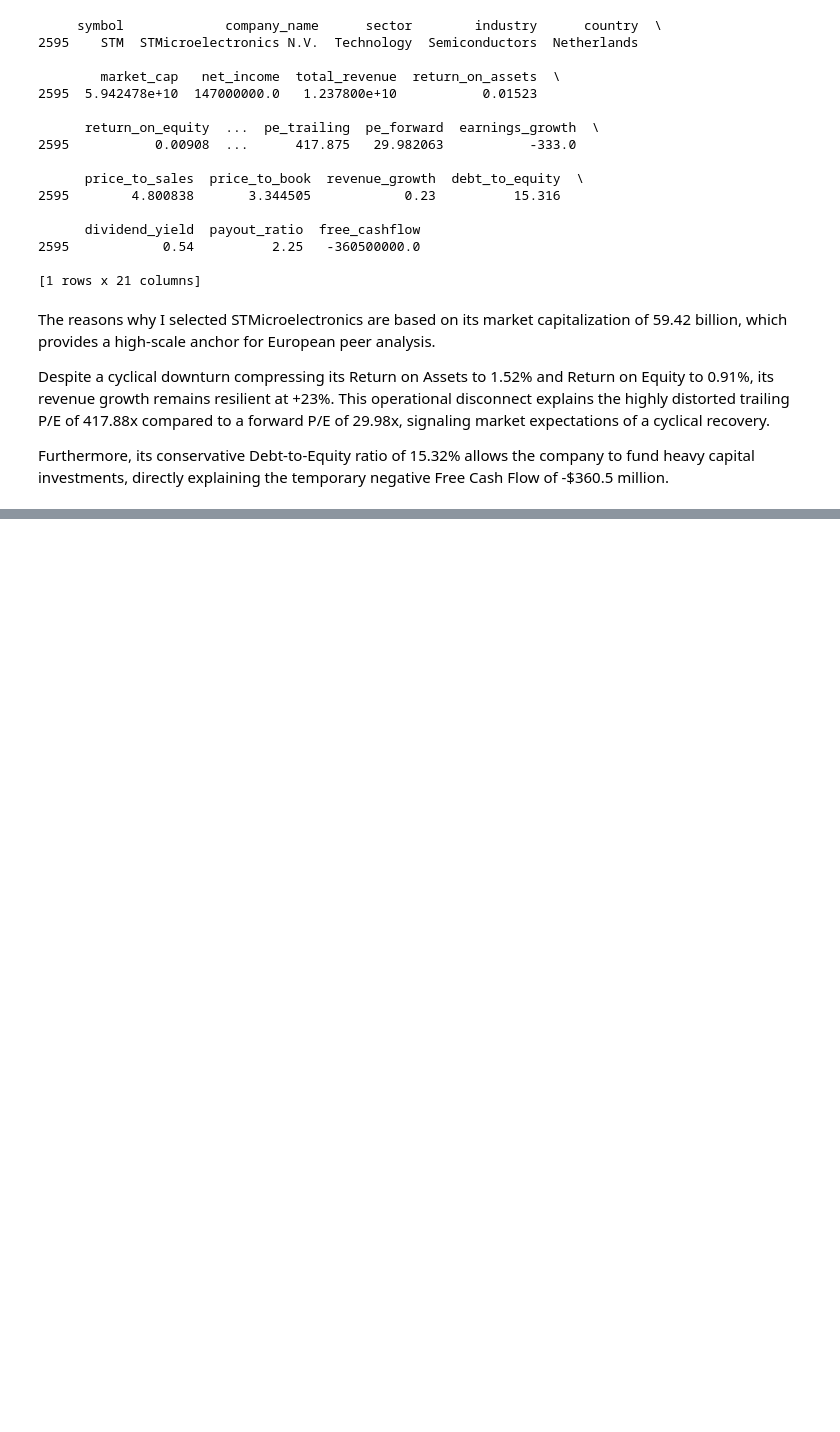
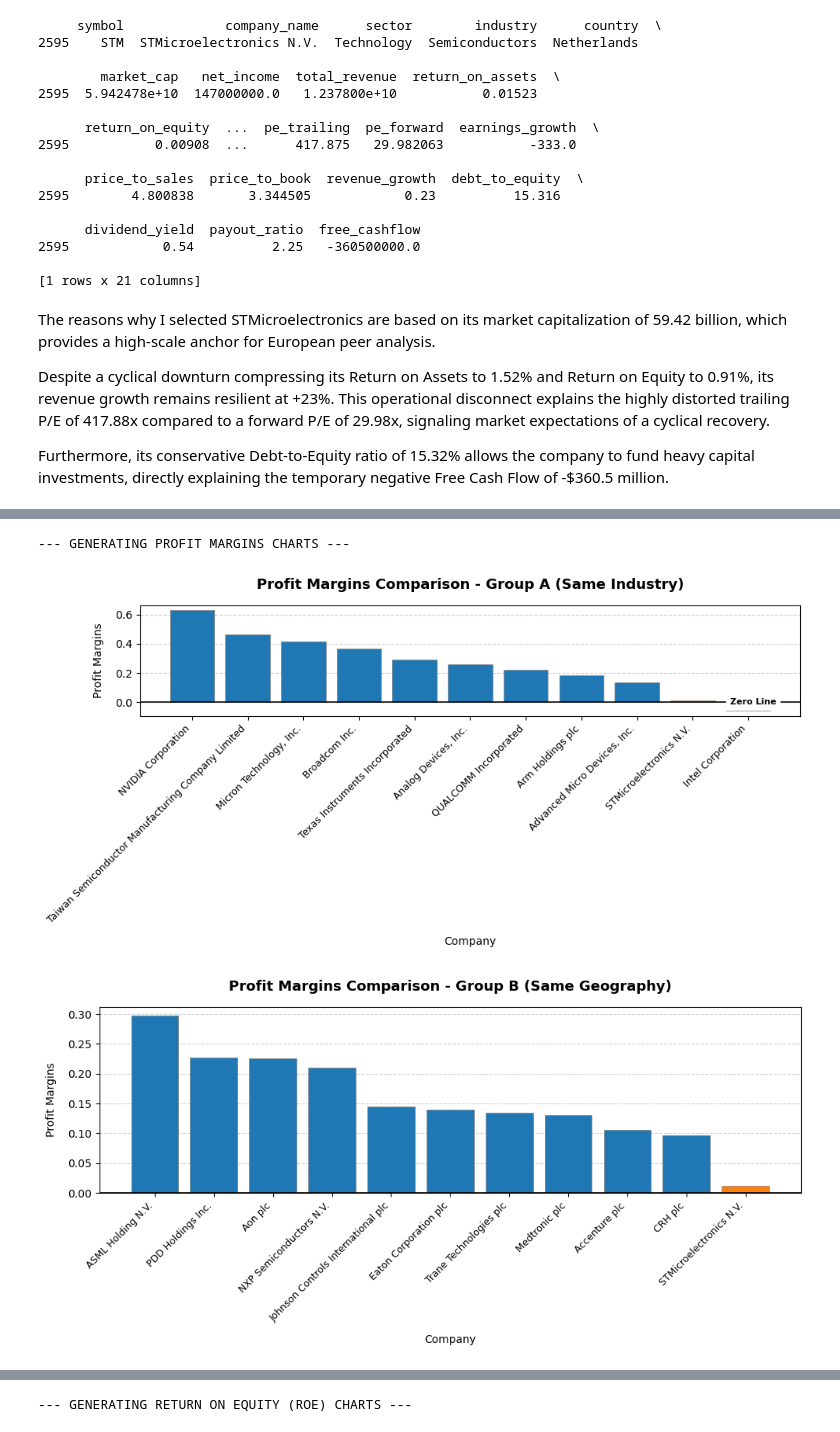
Before and after one commit to luc-nic/Luca-Nicolosi, a Jupyter notebook: homework_2.ipynb, the cells around one changed output, grey strips where cells are left out. Drawn from its saved outputs; the diff is of its cells as text; code cells hidden in the pictures; blank space fills up the shorter version.

Commit message:
Step 3 completed

```diff
--- a/homework_2.ipynb
+++ b/homework_2.ipynb
@@ -107,3 +107,62 @@ df_c_pool = df_clean.copy() # I'm creating a new data frame equal to the origina
 df_c_pool['cap_distance'] = (df_c_pool['market_cap'] - target_cap).abs() # I'm adding a new variables which includes the differences between the market capitalization of the original company and the market capitalization of all the others
 
 group_c = df_c_pool.sort_values(by = 'cap_distance').head(10).copy() # I'm considering the first 10 companies with the clostest market capatalization to the one of the selected company
+# %%
+# STEP 3
+
+def plot_profitability(df_group, metric_name, group_title): # I'm creating a function for genereting the plots in order avoid repetitions
+
+    df_plot = df_group.dropna(subset= [metric_name]).copy() # I'm removing the missing data for the analyzed metrics
+
+    df_plot = df_plot.sort_values(by= metric_name, ascending = False) # I'm ordering in a decriesing way by the analyzed metric
+
+    # I'm extraxting the data contained in the data frame and I'm including them in separated lists
+    labels = df_plot['plot_label'].tolist()
+    symbols = df_plot['symbol'].tolist()
+    values = df_plot[metric_name].tolist()
+
+    group_median = df_plot[metric_name].median() # I'm computing the median of the group
+
+    colors = ['#ff7f0e' if sym == 'STM' else '#1f77b4' for sym in symbols] # I'm setting the colors of the bars. Orange is for the selected company, blue for the others.
+
+    fig, ax = plt.subplots(figsize = (10, 5))
+
+    bars = ax.bar(labels, values, color = colors, edgecolor = 'grey', linewidth = 0.5) # I'm defining the bars
+
+    # I'm setting the title and the labels of the axes
+    metric_label = metric_name.replace('_', ' ').title()
+    ax.set_title(f'{metric_label} Comparison - {group_title}', fontsize= 13, fontweight = 'bold', pad = 15)
+    ax.set_xlabel('Company', fontsize = 10, labelpad = 10)
+    ax.set_ylabel(metric_label, fontsize = 10, labelpad=10)
+
+    # Format X-axis ticks and labels dynamically to prevent rendering warnings and avoid text overlap.
+    ax.set_xticks(range(len(labels)))
+    ax.set_xticklabels(labels, rotation = 45, ha = 'right', fontsize = 9)
+
+    # I'm generating the grid
+    ax.yaxis.grid(True, linestyle = '--', alpha = 0.6)
+    ax.set_axisbelow(True)
+
+    # Create and label the zero reference line if the dataset contains negative values
+    ax.axhline(0, color = 'black', linestyle = '-', linewidth = 1.2)
+    if min(values) < 0:
+        ax.text(len(labels)-0.5, 0, 'Zero Line', color = 'black', va = 'center', ha = 'right', backgroundcolor = 'white', fontsize = 8, fontweight = 'bold')
+
+    plt.tight_layout()
+    plt.show()
+
+
+print("--- GENERATING PROFIT MARGINS CHARTS ---")
+plot_profitability(group_a, 'profit_margins', "Group A (Same Industry)")
+plot_profitability(group_b, 'profit_margins', "Group B (Same Geography)")
+plot_profitability(group_c, 'profit_margins', "Group C (Closest Market Cap)")
+
+
+print("\n--- GENERATING RETURN ON EQUITY (ROE) CHARTS ---")
+plot_profitability(group_a, 'return_on_equity', "Group A (Same Industry)")
+plot_profitability(group_b, 'return_on_equity', "Group B (Same Geography)")
+plot_profitability(group_c, 'return_on_equity', "Group C (Closest Market Cap)")
+# %% [output]
+--- GENERATING PROFIT MARGINS CHARTS ---
+[figure, added]
+[figure, added]
@@ -109,0 +170 @@ group_c = df_c_pool.sort_values(by = 'cap_distance').head(10).copy() # I'm consi
+--- GENERATING RETURN ON EQUITY (ROE) CHARTS ---
```
Also changed, not shown: parts of 1 cell of this notebook.
